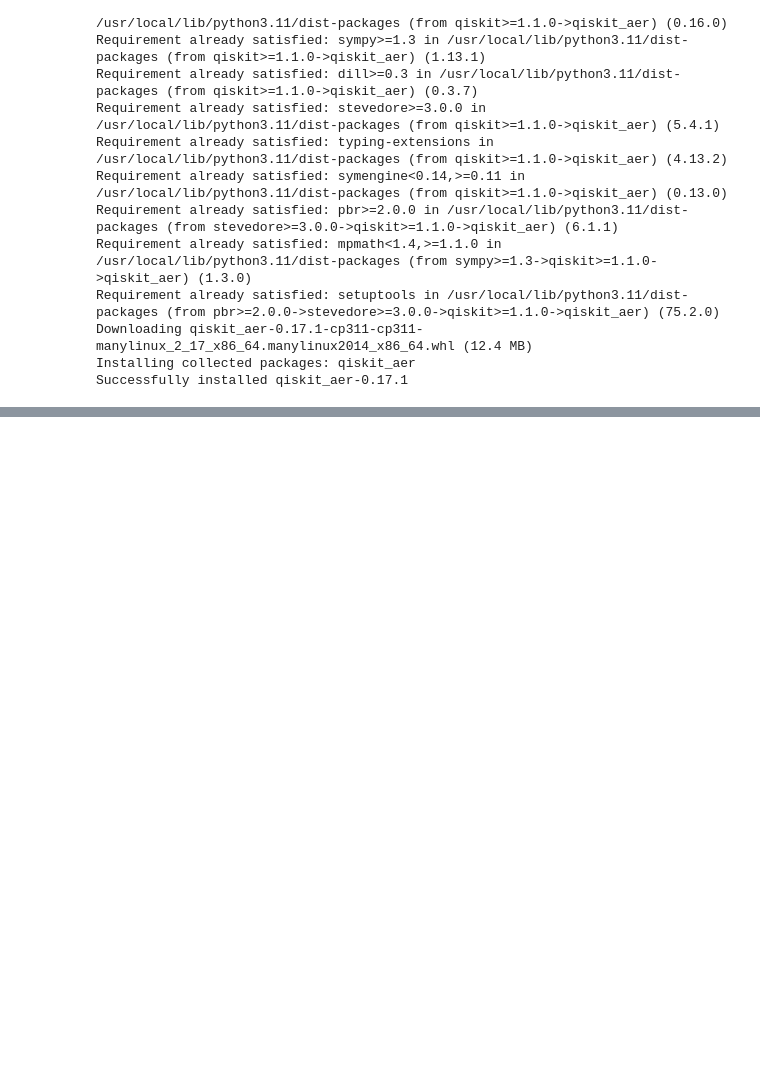
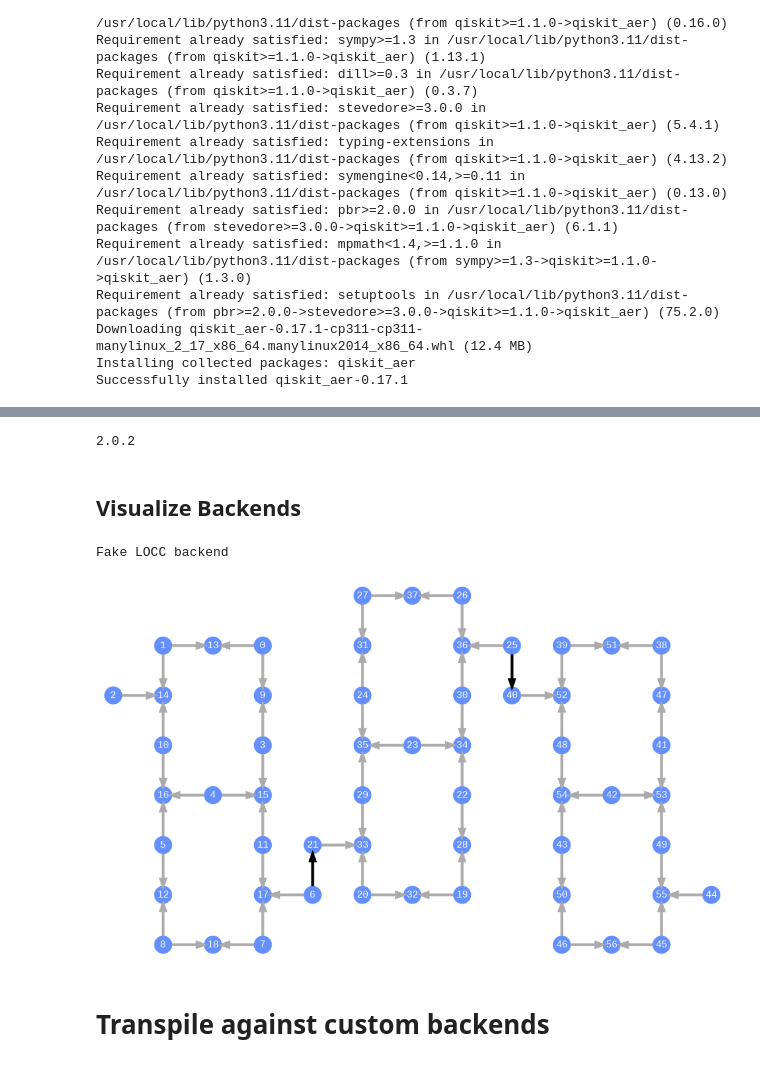
Before and after one commit to sayo-134/qiskit_programming, a Jupyter notebook: custom_backendv2.ipynb, the cells around one changed output, grey strips where cells are left out. Cells and saved outputs as stored; diff of their text form; code cells hidden in the pictures; blank space fills up the shorter version.

Commit message:
followed the code given in: https://docs.quantum.ibm.com/guides/custom-backend#understand-the-provider-backendv2-and-target-interfaces

```diff
--- a/custom_backendv2.ipynb
+++ b/custom_backendv2.ipynb
@@ -60,0 +73,5 @@ Successfully installed rustworkx-0.16.0
+# %%
+import qiskit
+print(qiskit.__version__)
+# %% [output]
+2.0.2
@@ -60,0 +209,2 @@ Successfully installed rustworkx-0.16.0
+# %% [markdown]
+## Visualize Backends
@@ -60,0 +268,13 @@ Successfully installed rustworkx-0.16.0
+# %%
+print(backend.name)
+plot_gate_map(
+    backend,
+    plot_directed=True,
+    qubit_coordinates=total_qubit_coordinates,
+    line_color=line_colors,
+)
+# %% [output]
+Fake LOCC backend
+[figure, added]
+# %% [markdown]
+# Transpile against custom backends
```
Also changed, not shown: parts of 11 cells of this notebook.
